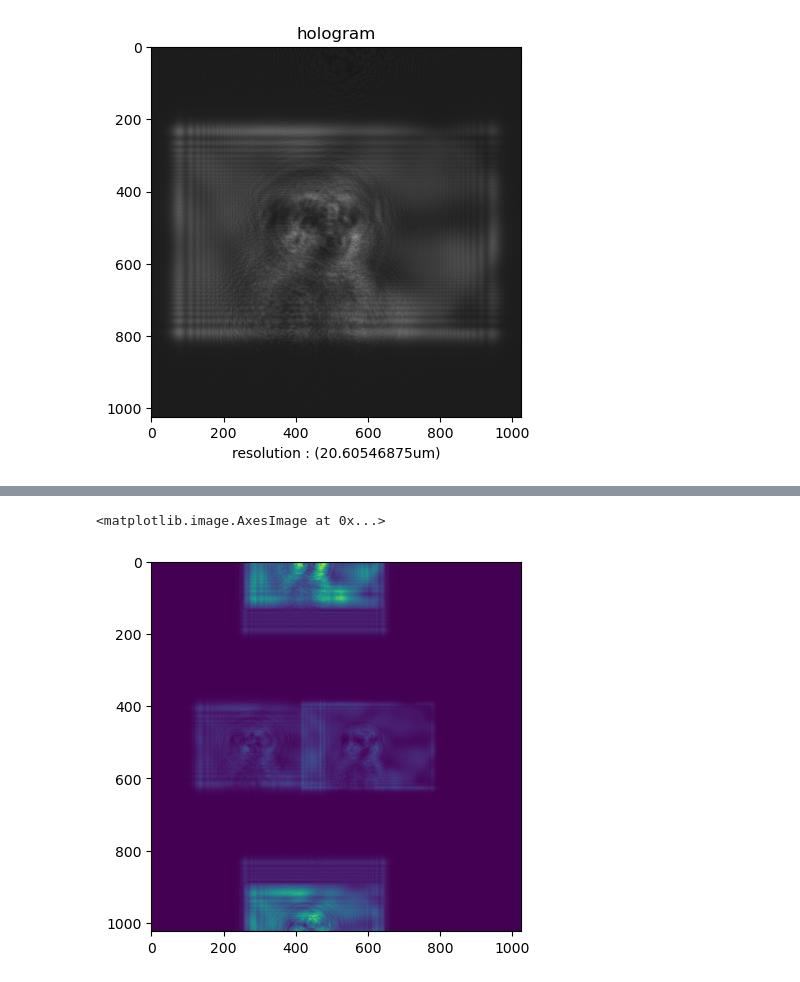
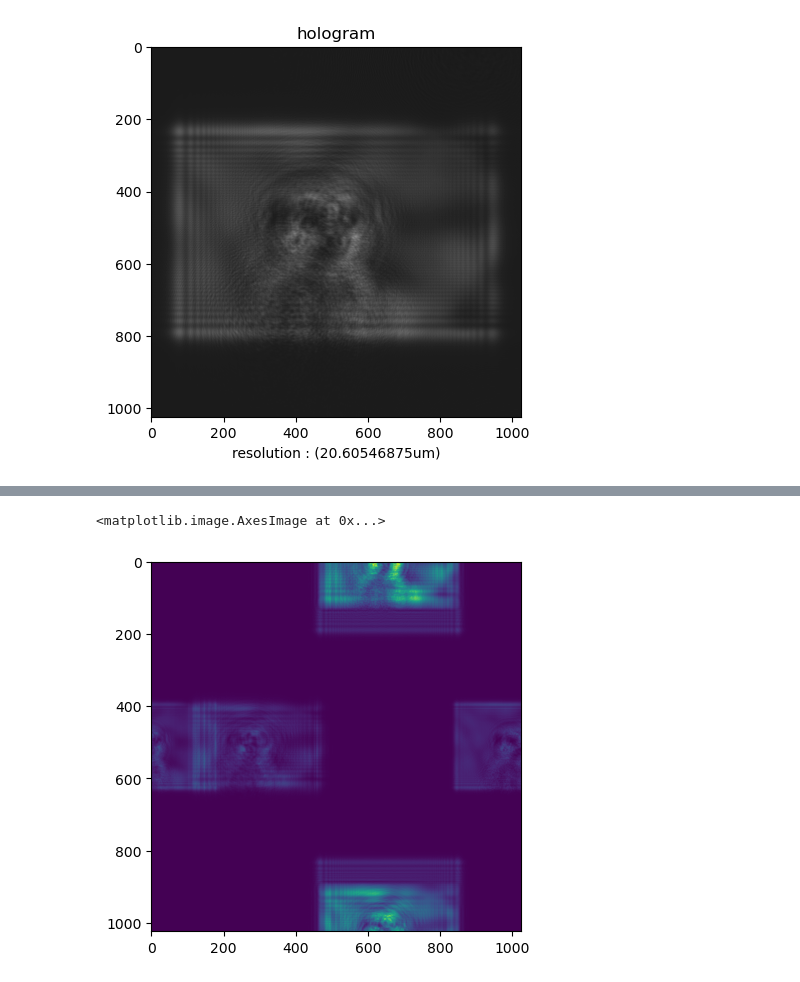
Before and after one commit to rkka02/holography_v0, a Jupyter notebook: holo.ipynb, the cells around one changed output, grey strips where cells are left out. Saved outputs shown, nothing was run; the diff lists cells and outputs as text; code cells hidden in the pictures.

```diff
--- a/holo.ipynb
+++ b/holo.ipynb
@@ -83,7 +83,7 @@ lam = 633*nm
 z0 = 1*m
 N = source.shape[0]
 source_res = 30*um
-theta = np.pi/10
+theta = np.pi/5
 
 fresnel, hologram_res = propagator.Fresnel_propagator.propagate(lam=lam, z=z0, source=source, source_resolution=source_res)
 reference_wave = wave.Plane_wave_generator.get_wave(shape=source.shape, lam=lam, resolution=source_res, theta=theta)
@@ -101,20 +106,20 @@ Text(0.5, 0, 'resolution : (20.60546875um)')
 # %%
 # Reconstruction
 source = hologram.copy()
 source = (source - source.min())/(source.max() - source.min())
 lam = 633*nm
 z0 = 0.1*m
 N = source.shape[0]
 source_res = 5*um
-theta = np.pi/10
+theta = np.pi/5
 
 reference_wave = wave.Plane_wave_generator.get_wave(shape=source.shape, lam=lam, resolution=source_res, theta=theta)
 U = source * reference_wave
 
 recon, recon_res = propagator.Fresnel_propagator.propagate(lam=lam, z=z0, source=U, source_resolution=source_res)
 recon = np.fft.ifftshift(recon)
 recon = np.abs(recon)**2
 plt.imshow(recon)
 # %% [output]
 <matplotlib.image.AxesImage at 0x...>
-[figure, old version]
+[figure, new version]
```
Also changed, not shown: parts of 1 cell of this notebook, 5 other files.
